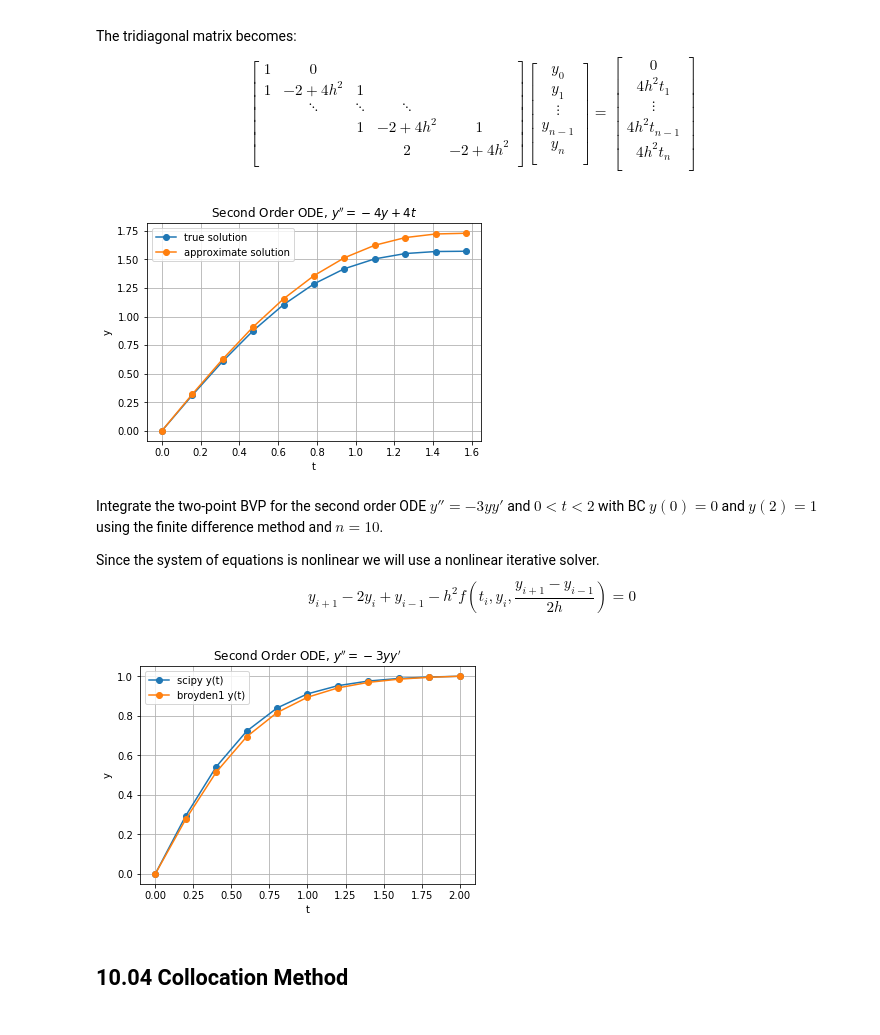
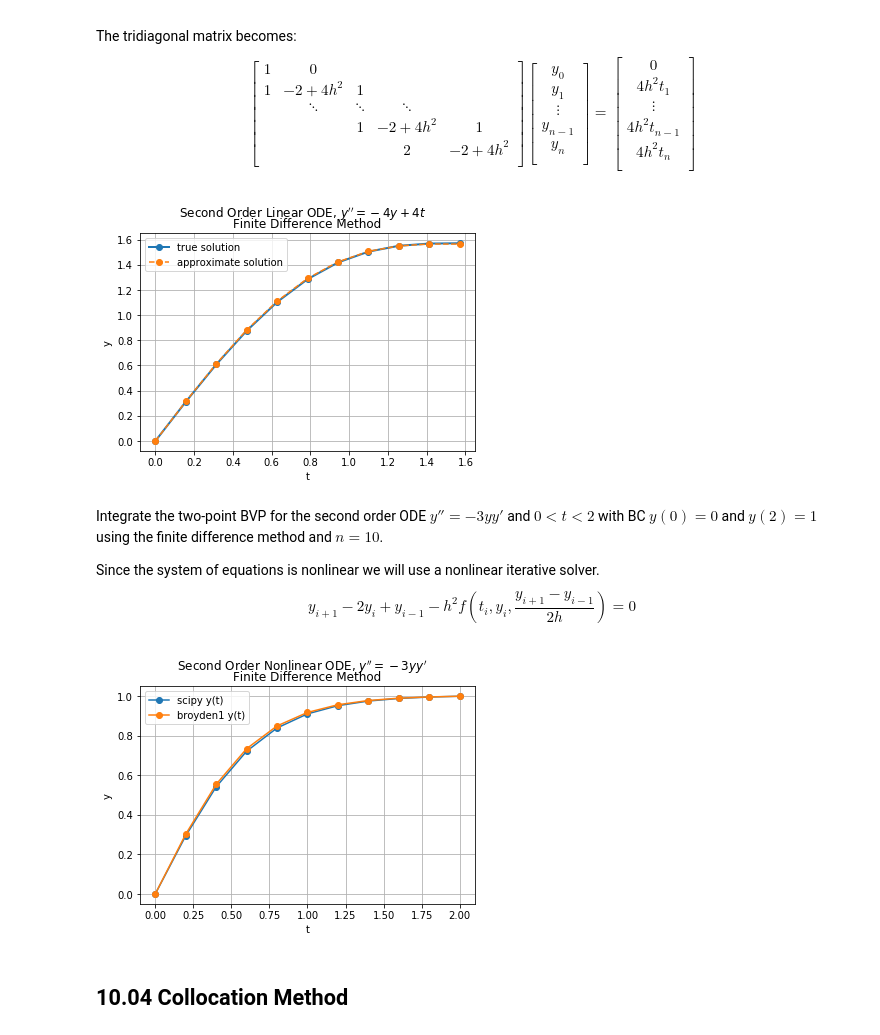
Before and after one commit to marcoemorais/numerics-python, a Jupyter notebook: notes/10-Boundary-Value-Problems-for-ODE.ipynb, the cells around one changed output. Saved outputs shown, nothing was run; the diff lists cells and outputs as text; code cells hidden in the pictures.

Commit message:
Update 10-Boundary-Value-Problems-for-ODE

```diff
--- a/notes/10-Boundary-Value-Problems-for-ODE.ipynb
+++ b/notes/10-Boundary-Value-Problems-for-ODE.ipynb
@@ -232,7 +234,7 @@ def tridiag_bvp(n, a, b):
         h is the mesh spacing.
         t is the location of the mesh points.
     """
-    h = (b-a)/(n+1)
+    h = (b-a)/n
     t = np.linspace(a, b, n+1, endpoint=True)
 
     # d are lower diagonal, diagonal, and upper diagonal vectors.
@@ -249,37 +251,38 @@ def tridiag_bvp(n, a, b):
     # Form the right hand side.
     B = 4.*h*h*t
 
     return A, B, h, t
 
 
 # Obtain the system of equations for the BVP.
 n, a, b = 10, 0., np.pi/2.
 A, B, h, t = tridiag_bvp(n, a, b)
 
 # Factorize A into [L|U].
 # NOTE(mmorais): Use P^T to reorder the right-hand side.
 P, L, U = la.lu(A)
 
 # Solve Ay = b for x.
 # 1. Solve Lx=B for x.
 x = la.solve_triangular(L, np.matmul(P.T, B), lower=True)
 # 2. Solve Uy=x for y.
 y = la.solve_triangular(U, x, lower=False)
 
 # Compute the exact solution
 ytrue = t + np.sin(t) * np.cos(t)
 
 # Plot the true and approximate solution.
-plt.plot(t, ytrue, marker='o', label="true solution")
-plt.plot(t, y, marker='o', label='approximate solution')
-plt.title("Second Order ODE, $y'' = -4y + 4t$")
+plt.plot(t, ytrue, marker='o', lw=2., label="true solution")
+plt.plot(t, y, marker='o', ls='--', label='approximate solution')
+plt.suptitle("Second Order Linear ODE, $y'' = -4y + 4t$")
+plt.title('Finite Difference Method')
 plt.ylabel('y')
 plt.xlabel('t')
 plt.grid()
 plt.legend()
 plt.show()
 # %% [output]
-[figure, old version]
+[figure, new version]
 # %% [markdown]
 Integrate the two-point BVP for the second order ODE $y'' = -3yy'$ and $0 < t < 2$ with BC $y(0) = 0$ and $y(2) = 1$ using the finite difference method and $n = 10$.
 
@@ -304,7 +307,7 @@ def residual(ftyyp, t, h, y):
     # Residual at first mesh point is y_0 - 0.
     r[0] = y[0]
     # Interior mesh points should be y_{i-1} - 2y_i + y_{i+1} - h^2 f.
-    f = ftyyp(t, y[1:n-1], (y[2:n] - y[0:n-2])/(2.*h))
+    f = ftyyp(t[1:n-1], y[1:n-1], (y[2:n] - y[0:n-2])/(2.*h))
     r[1:n-1] = y[0:n-2] - 2.*y[1:n-1] + y[2:n] - h*h*f
     # Residual at last mesh point is y_n -  1.
     r[n-1] = y[n-1] - 1.
@@ -318,11 +321,11 @@ def ftyyp(t, y, yp):
     return -3.*y*yp
 
 
-# Obtain the system of equations for the BVP.
+# Setup the number of mesh points and bounday values.
 n, a, b = 10, 0., 2.
 
-# Compute the mesh points and initial guess.
-h = (b-a)/(n+1)
+# Compute the mesh points.
+h = (b-a)/n
 t = np.linspace(a, b, n+1, endpoint=True)
 
 # Use a straight line from a to b with y(b) = 1 as initial guess.
@@ -345,13 +348,14 @@ np.testing.assert_equal(spy_soln.success, True)
 # Plot approximate solution.
 plt.plot(t, spy_soln.sol(t)[0,:], marker='o', label='scipy y(t)')
 plt.plot(t, soln, marker='o', label='broyden1 y(t)')
-plt.title("Second Order ODE, $y'' = -3yy'$")
+plt.suptitle("Second Order Nonlinear ODE, $y'' = -3yy'$")
+plt.title('Finite Difference Method')
 plt.ylabel('y')
 plt.xlabel('t')
 plt.grid()
 plt.legend()
 plt.show()
 # %% [output]
-[figure, old version]
+[figure, new version]
 # %% [markdown]
 ## 10.04 Collocation Method
```
Also changed, not shown: parts of 4 cells of this notebook, 1 other file.
